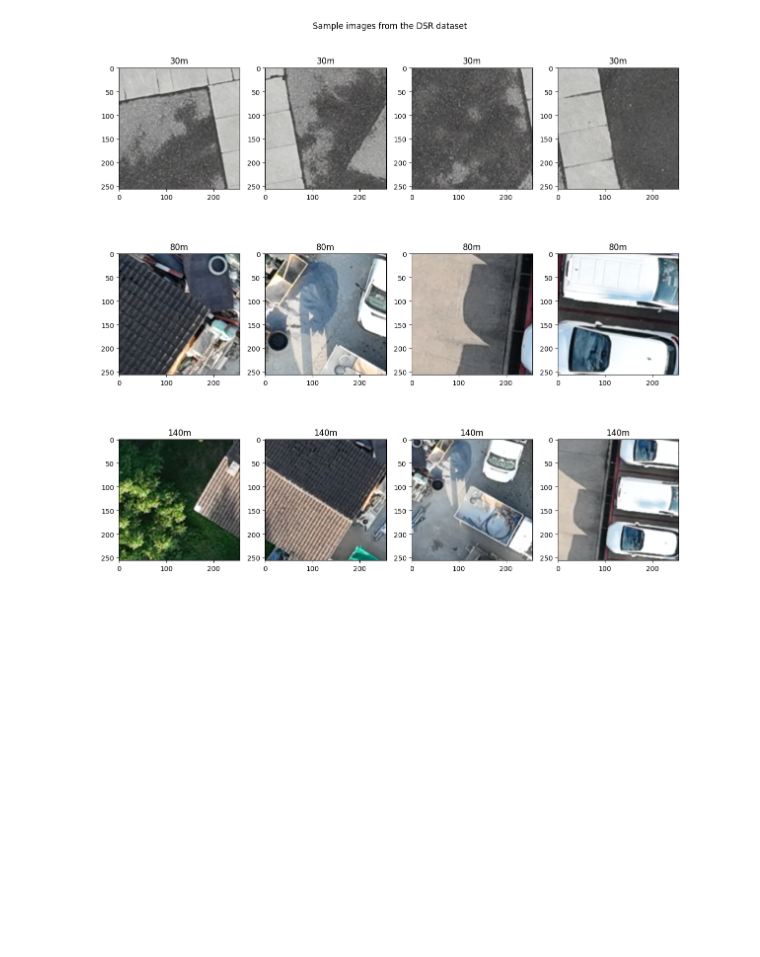
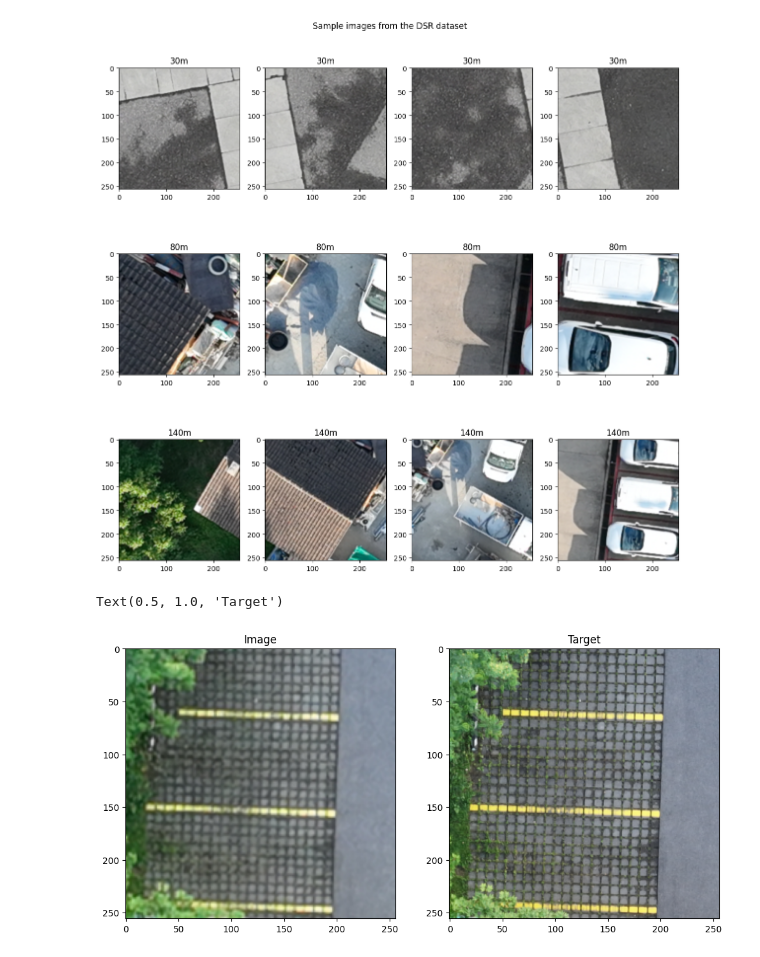
Before and after one commit to AngelUrq/diffusion-sr, a Jupyter notebook: data.ipynb, the cells around one changed output. Drawn from its saved outputs; the diff is of its cells as text; code cells hidden in the pictures; blank space fills up the shorter version.

```diff
--- a/data.ipynb
+++ b/data.ipynb
@@ -132,3 +132,15 @@ plt.suptitle('Sample images from the DSR dataset')
 plt.tight_layout()
 # %% [output]
 [figure]
+# %%
+image, target = dataset_140[3]
+
+fig, axs = plt.subplots(1, 2, figsize=(12, 6))
+axs[0].imshow(image.permute(1, 2, 0))
+axs[0].set_title('Image')
+
+axs[1].imshow(target.permute(1, 2, 0))
+axs[1].set_title('Target')
+# %% [output]
+Text(0.5, 1.0, 'Target')
+[figure, added]
```
Also changed, not shown: parts of 1 cell of this notebook, 3 other files.
